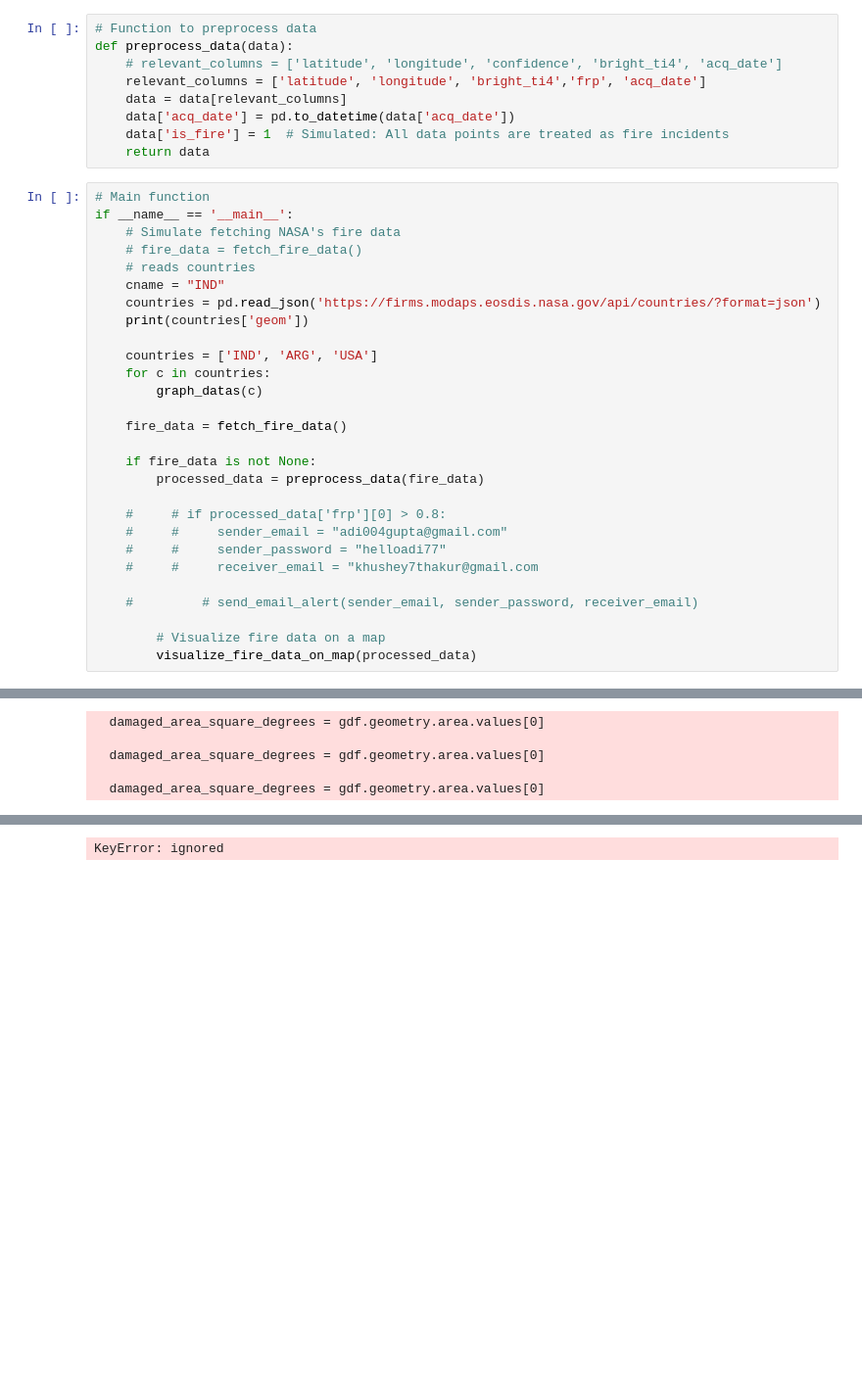
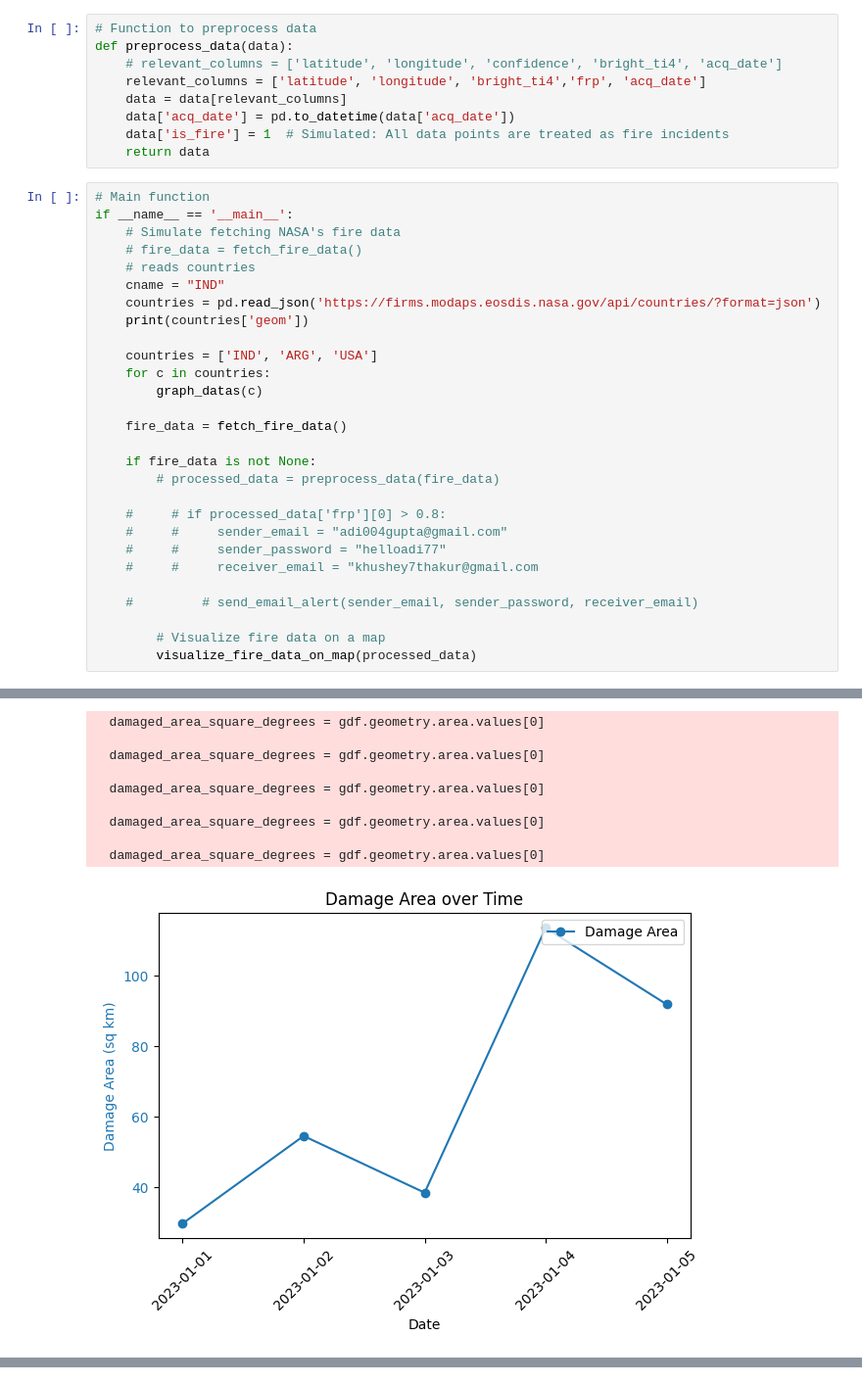
Before and after one commit to KhusheyT/LATEXCS2002, a Jupyter notebook: nasagp.ipynb, the cells around one changed output, grey strips where cells are left out. Shown at 98% size. Saved outputs shown, nothing was run; the diff lists cells and outputs as text; blank space fills up the shorter version.

```diff
--- a/nasagp.ipynb
+++ b/nasagp.ipynb
@@ -120,7 +120,7 @@ if __name__ == '__main__':
     fire_data = fetch_fire_data()
 
     if fire_data is not None:
-        processed_data = preprocess_data(fire_data)
+        # processed_data = preprocess_data(fire_data)
 
     #     # if processed_data['frp'][0] > 0.8:
     #     #     sender_email = "adi004gupta@gmail.com"
@@ -132,31 +132,36 @@ if __name__ == '__main__':
         # Visualize fire data on a map
         visualize_fire_data_on_map(processed_data)
 # %% [output]
 0      BOX(-70.0624080069999 12.417669989,-69.8768204...
 1      BOX(60.4867777910001 29.3866053260001,74.89230...
 2      BOX(11.6693941430001 -18.0314047239998,24.0617...
 3      BOX(-63.4288223949999 18.1690941430001,-62.972...
 4      BOX(19.5131942070001 59.9044863950001,21.09669...
                              ...
 239    BOX(-172.782582161 -14.052829685,-171.43769283...
 240    BOX(42.5457462900001 12.1114436720001,54.54029...
 241    BOX(16.4699813160001 -46.965752863,37.97779381...
 242    BOX(21.9798775630001 -18.0692318719999,33.6742...
 243    BOX(25.219369751 -22.3973397829999,33.04276818...
 Name: geom, Length: 244, dtype: object
   damaged_area_square_degrees = gdf.geometry.area.values[0]
 
   damaged_area_square_degrees = gdf.geometry.area.values[0]
 
   damaged_area_square_degrees = gdf.geometry.area.values[0]
 
   damaged_area_square_degrees = gdf.geometry.area.values[0]
 
   damaged_area_square_degrees = gdf.geometry.area.values[0]
 [figure]
   damaged_area_square_degrees = gdf.geometry.area.values[0]
 
   damaged_area_square_degrees = gdf.geometry.area.values[0]
 
   damaged_area_square_degrees = gdf.geometry.area.values[0]
+
+  damaged_area_square_degrees = gdf.geometry.area.values[0]
+
+  damaged_area_square_degrees = gdf.geometry.area.values[0]
+[figure, added]
 Empty DataFrame
@@ -164,2 +169 @@ Columns: [Exceeding allowed transaction limit.]
 Index: []
-KeyError: ignored
```
Also changed, not shown: parts of 1 cell of this notebook.
